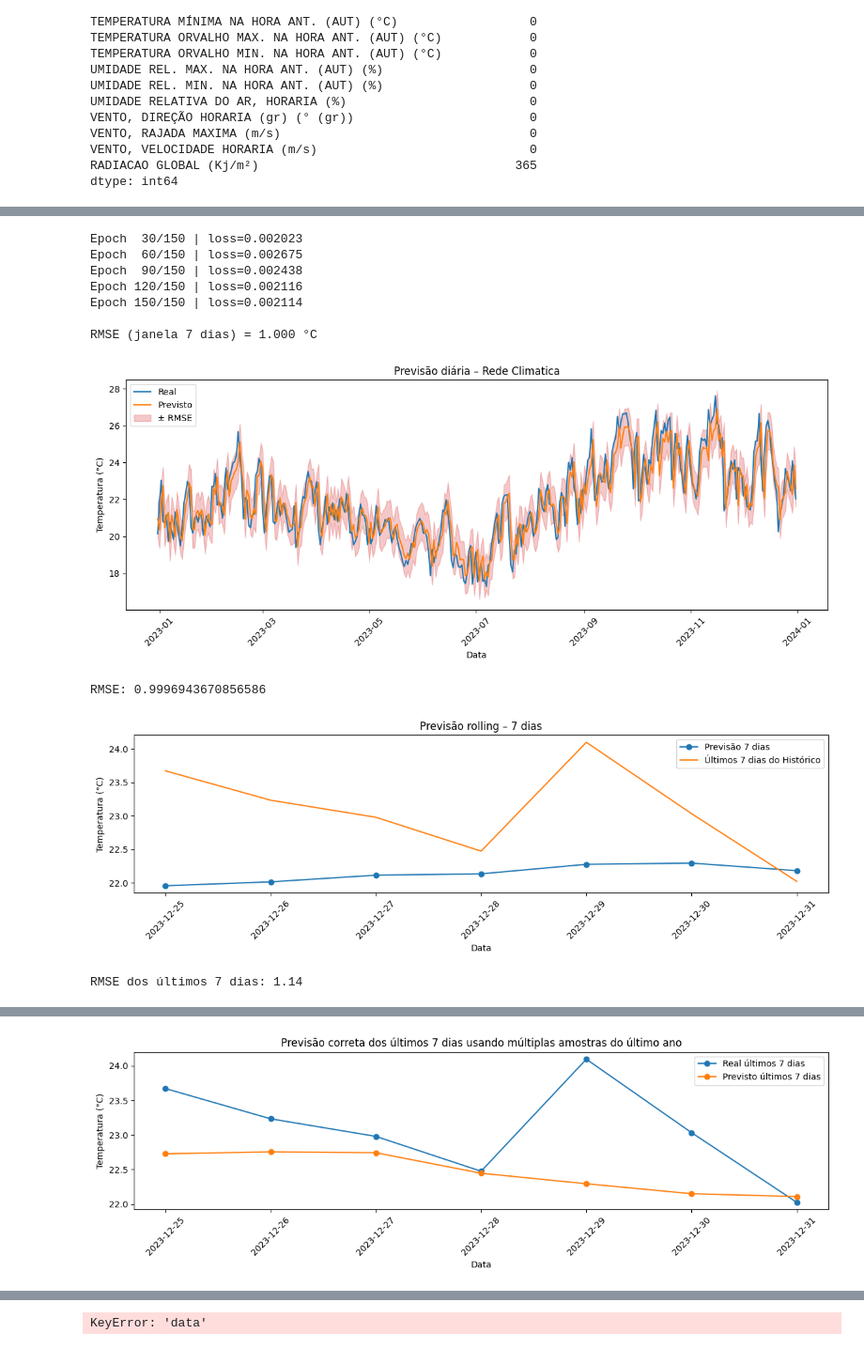
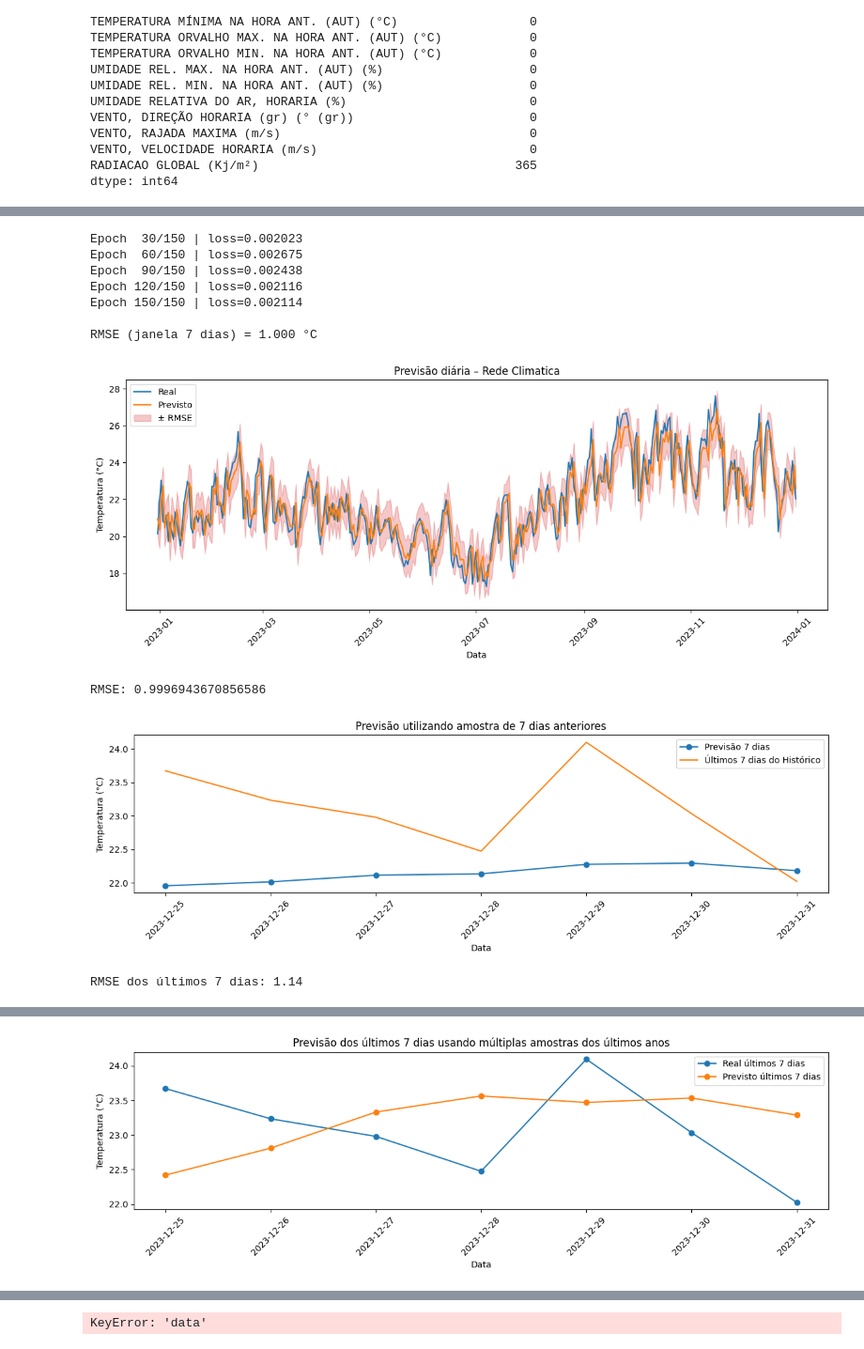
Before and after one commit to juliababa/TCC, a Jupyter notebook: neuralnetwork.ipynb, the cells around one changed output, grey strips where cells are left out. Shown at 94% size. Saved outputs shown, nothing was run; the diff lists cells and outputs as text; code cells hidden in the pictures.

```diff
--- a/neuralnetwork.ipynb
+++ b/neuralnetwork.ipynb
@@ -472,7 +472,7 @@ future_preds = scaler.inverse_transform(np.array(preds_scaled).reshape(-1,1)).fl
 plt.figure(figsize=(12,4))
 plt.plot(future_dates, future_preds, "o-", label="Previsão 7 dias")
 plt.plot(df["data"].iloc[-7:], df["temperatura"].iloc[-7:], label="Últimos 7 dias do Histórico")
-plt.title("Previsão rolling – 7 dias")
+plt.title("Previsão utilizando amostra de 7 dias anteriores")
 plt.xlabel("Data"); plt.ylabel("Temperatura (°C)"); plt.legend()
 plt.xticks(rotation=45); plt.tight_layout(); plt.show()
 
@@ -492,9 +492,12 @@ Epoch 150/150 | loss=0.002114
 RMSE (janela 7 dias) = 1.000 °C
 [figure]
 RMSE: 0.9996943670856586
-[figure, old version]
+[figure, new version]
 RMSE dos últimos 7 dias: 1.14
 # %%
+import torch
+torch.manual_seed(1)
+
 # Preparar dados com janela móvel para prever os próximos 7 dias
 def make_sequences_multistep(vec: np.ndarray, n_input: int, n_output: int):
     X, y = [], []
@@ -588,7 +591,7 @@ datas_reais = df["data"].iloc[-7:]
 plt.figure(figsize=(12,4))
 plt.plot(datas_reais, y_target_real, marker="o", label="Real últimos 7 dias")
 plt.plot(datas_reais, preds_real, marker="o", label="Previsto últimos 7 dias")
-plt.title("Previsão correta dos últimos 7 dias usando múltiplas amostras do último ano")
+plt.title("Previsão dos últimos 7 dias usando múltiplas amostras dos últimos anos")
 plt.xlabel("Data")
 plt.ylabel("Temperatura (°C)")
 plt.legend()
@@ -606 +609 @@ RMSE últimos 7 dias usando todo o ano corretamente: 0.86 °C
-[figure, old version]
+[figure, new version]
```
Also changed, not shown: parts of 4 cells of this notebook, 2 other files.
